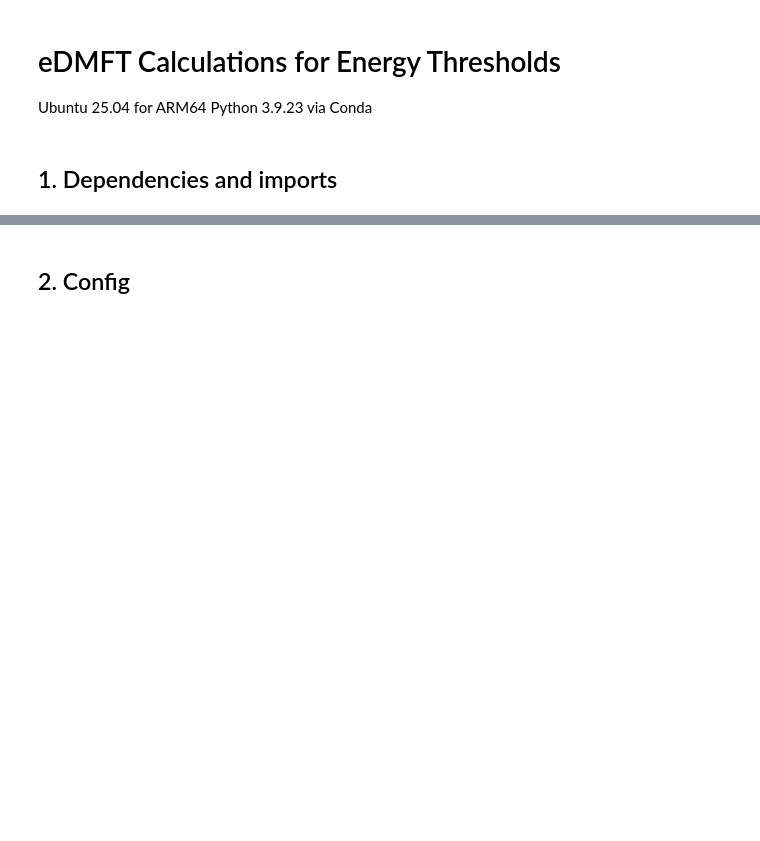
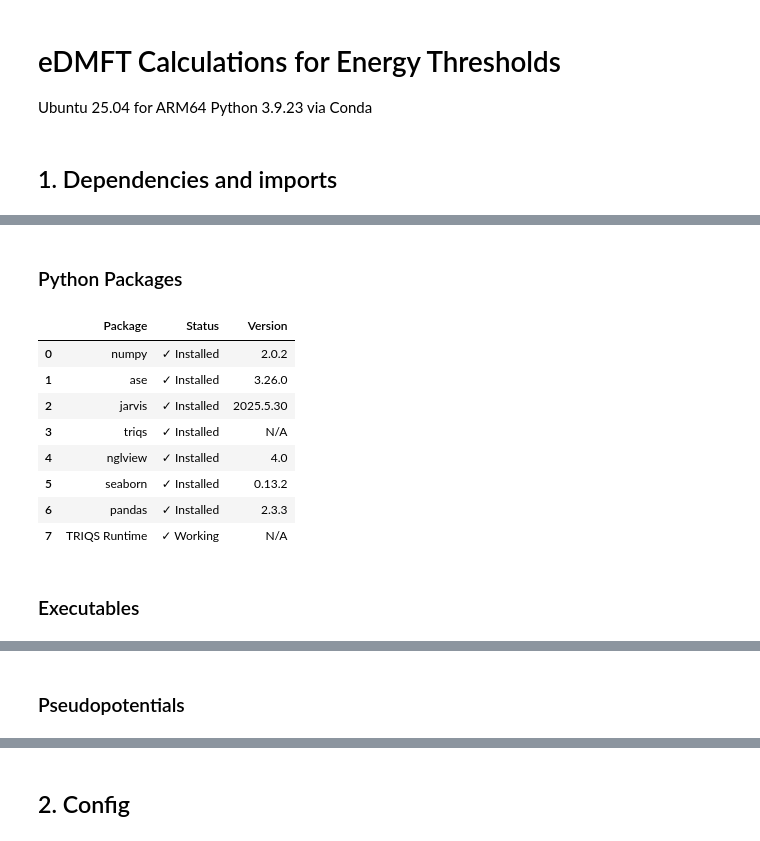
Before and after one commit to mariapasaylo/DSI_Project3, a Jupyter notebook: run_pipeline_notebook.ipynb, the cells around one changed output, grey strips where cells are left out. Saved outputs shown, nothing was run; the diff lists cells and outputs as text; code cells hidden in the pictures; blank space fills up the shorter version.

```diff
--- a/run_pipeline_notebook.ipynb
+++ b/run_pipeline_notebook.ipynb
@@ -6,47 +6,63 @@ Python 3.9.23 via Conda
 # %% [markdown]
 ## 1. Dependencies and imports
 # %%
-import sys, importlib, shutil, subprocess, os, tempfile, random
+import importlib, shutil, os
+import pandas as pd
+from IPython.display import display, HTML
 
-# check Python packages
-print("Checking Python packages...")
-packages = ["numpy", "ase", "jarvis", "triqs", "nglview", "seaborn"]
-for pkg in packages:
+# Check Python packages
+packages_data = []
+for pkg in ["numpy", "ase", "jarvis", "triqs", "nglview", "seaborn", "pandas"]:
     try:
-        importlib.import_module(pkg)
-        print(f"  ✓ {pkg}")
+        mod = importlib.import_module(pkg)
+        version = getattr(mod, '__version__', 'N/A')
+        packages_data.append({'Package': pkg, 'Status': '✓ Installed', 'Version': version})
     except ImportError:
-        print(f"  ✗ {pkg} - NOT FOUND")
+        packages_data.append({'Package': pkg, 'Status': '✗ NOT FOUND', 'Version': 'N/A'})
 
-# test TRIQS runtime
+# Test TRIQS runtime
 try:
     from triqs.gf import GfImFreq
     GfImFreq(beta=10.0, n_points=8, indices=range(2))
-    print("  ✓ TRIQS runtime working")
+    packages_data.append({'Package': 'TRIQS Runtime', 'Status': '✓ Working', 'Version': 'N/A'})
 except Exception as e:
-    print(f"  ✗ TRIQS runtime failed: {e}")
+    packages_data.append({'Package': 'TRIQS Runtime', 'Status': f'✗ Failed: {e}', 'Version': 'N/A'})
 
-print()
+df_packages = pd.DataFrame(packages_data)
+display(HTML("<h3>Python Packages</h3>"))
+display(df_packages.style.set_properties(**{'text-align': 'left'}).set_table_styles([
+    {'selector': 'th', 'props': [('background-color', '#4CAF50'), ('color', 'white'), ('font-weight', 'bold')]}
+]))
 
-# Check executables - make sure they are in PATH
-print("Checking executables...")
-executables = ["pw.x", "wannier90.x", "pw2wannier90.x", "mpirun"]
-for exe in executables:
+# Check executables
+executables_data = []
+for exe in ["pw.x", "wannier90.x", "pw2wannier90.x", "mpirun"]:
     found = shutil.which(exe)
-    if found:
-        print(f"  ✓ {exe:<20} → {found}")
-    else:
-        print(f"  ✗ {exe:<20} - NOT IN PATH")
+    executables_data.append({
+        'Executable': exe,
+        'Status': '✓ Found' if found else '✗ NOT IN PATH',
+        'Path': found if found else 'N/A'
+    })
 
-print()
+df_executables = pd.DataFrame(executables_data)
+display(HTML("<h3>Executables</h3>"))
+display(df_executables.style.set_properties(**{'text-align': 'left'}).set_table_styles([
+    {'selector': 'th', 'props': [('background-color', '#2196F3'), ('color', 'white'), ('font-weight', 'bold')]}
+]))
 
-# check pseudopotential directory
-print("Checking pseudopotentials...")
+# Check pseudopotential directory
 pseudo_dir = "/usr/share/espresso/pseudo"
+pseudo_data = []
 if os.path.isdir(pseudo_dir):
     num_pseudos = len([f for f in os.listdir(pseudo_dir) if f.endswith(('.upf', '.UPF'))])
-    print(f"  ✓ {pseudo_dir}")
-    print(f"    Found {num_pseudos} pseudopotential files")
+    pseudo_data.append({'Item': 'Pseudopotential Directory', 'Status': '✓ Found', 'Details': pseudo_dir})
+    pseudo_data.append({'Item': 'Number of Files', 'Status': '✓', 'Details': f'{num_pseudos} files'})
 else:
-    print(f"  ✗ {pseudo_dir} - NOT FOUND")
+    pseudo_data.append({'Item': 'Pseudopotential Directory', 'Status': '✗ NOT FOUND', 'Details': pseudo_dir})
+
+df_pseudo = pd.DataFrame(pseudo_data)
+display(HTML("<h3>Pseudopotentials</h3>"))
+display(df_pseudo.style.set_properties(**{'text-align': 'left'}).set_table_styles([
+    {'selector': 'th', 'props': [('background-color', '#FF9800'), ('color', 'white'), ('font-weight', 'bold')]}
+]))
 # %% [output]
@@ -75,0 +70,11 @@ Checking pseudopotentials...
+Python Packages
+|  | Package | Status | Version |
+| 0 | numpy | ✓ Installed | 2.0.2 |
+| 1 | ase | ✓ Installed | 3.26.0 |
+| 2 | jarvis | ✓ Installed | 2025.5.30 |
+| 3 | triqs | ✓ Installed | N/A |
+| 4 | nglview | ✓ Installed | 4.0 |
+| 5 | seaborn | ✓ Installed | 0.13.2 |
+| 6 | pandas | ✓ Installed | 2.3.3 |
+| 7 | TRIQS Runtime | ✓ Working | N/A |
+Executables
@@ -75,0 +86 @@ Checking pseudopotentials...
+Pseudopotentials
```
Also changed, not shown: parts of 16 cells of this notebook.
